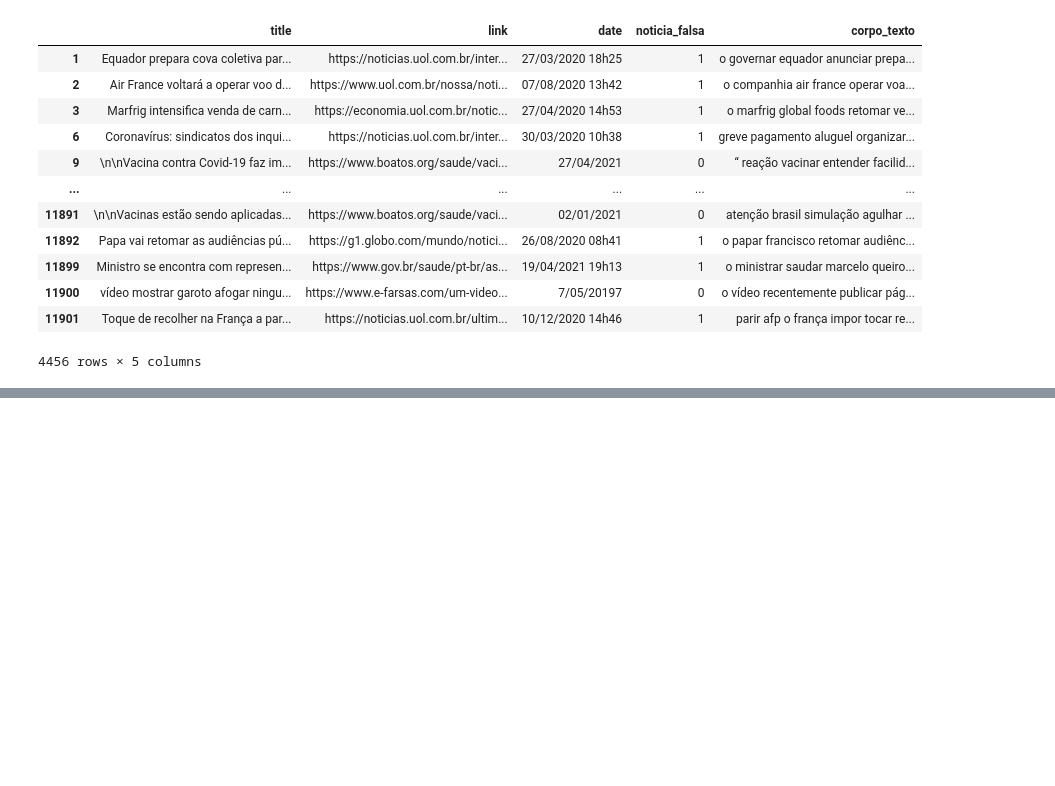
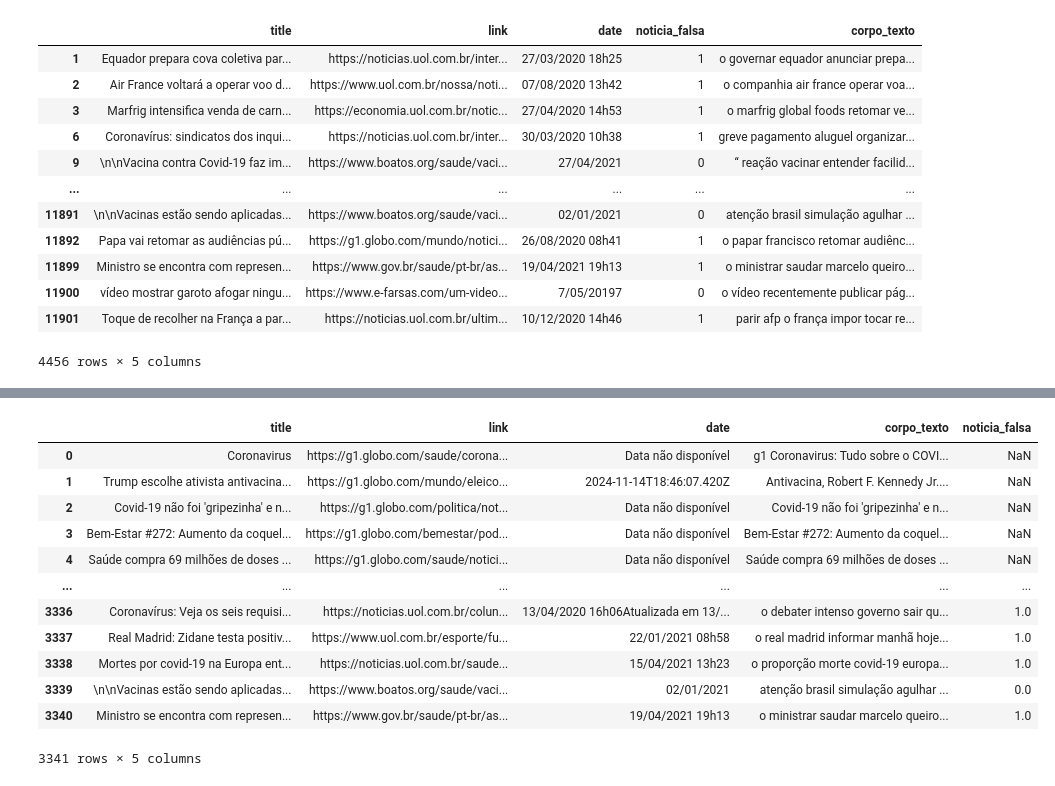
Before and after one commit to Thomazellinho/tcc_noticiasfalsas_ilum, a Jupyter notebook: 2_pre_processamento.ipynb, the cells around one changed output, grey strips where cells are left out. Saved outputs shown, nothing was run; the diff lists cells and outputs as text; code cells hidden in the pictures; blank space fills up the shorter version.

```diff
--- a/2_pre_processamento.ipynb
+++ b/2_pre_processamento.ipynb
@@ -167 +25,5 @@ plt.show()
+# %%
+# Importa os dados extraídos
+df_true = pd.read_csv('dados/df_combinedtrue.csv')
+df_false = pd.read_csv('dados/df_combinedfake.csv')
 # %%
@@ -234,0 +79,19 @@ combined_df.to_csv(f'dados/combined_df.zip', index=False, encoding='utf-8', quot
+# %%
+# Combinar os DataFrames
+df_final = pd.concat([df_true, df_false, df_fakerecogna], ignore_index=True)
+
+display(df_final)
+# %% [output]
+|  | title | link | date | corpo_texto | noticia_falsa |
+| 0 | Coronavirus | https://g1.globo.com/saude/corona... | Data não disponível | g1 Coronavirus: Tudo sobre o COVI... | NaN |
+| 1 | Trump escolhe ativista antivacina... | https://g1.globo.com/mundo/eleico... | 2024-11-14T18:46:07.420Z | Antivacina, Robert F. Kennedy Jr.... | NaN |
+| 2 | Covid-19 não foi 'gripezinha' e n... | https://g1.globo.com/politica/not... | Data não disponível | Covid-19 não foi 'gripezinha' e n... | NaN |
+| 3 | Bem-Estar #272: Aumento da coquel... | https://g1.globo.com/bemestar/pod... | Data não disponível | Bem-Estar #272: Aumento da coquel... | NaN |
+| 4 | Saúde compra 69 milhões de doses ... | https://g1.globo.com/saude/notici... | Data não disponível | Saúde compra 69 milhões de doses ... | NaN |
+| ... | ... | ... | ... | ... | ... |
+| 3336 | Coronavírus: Veja os seis requisi... | https://noticias.uol.com.br/colun... | 13/04/2020 16h06Atualizada em 13/... | o debater intenso governo sair qu... | 1.0 |
+| 3337 | Real Madrid: Zidane testa positiv... | https://www.uol.com.br/esporte/fu... | 22/01/2021 08h58 | o real madrid informar manhã hoje... | 1.0 |
+| 3338 | Mortes por covid-19 na Europa ent... | https://noticias.uol.com.br/saude... | 15/04/2021 13h23 | o proporção morte covid-19 europa... | 1.0 |
+| 3339 | \n\nVacinas estão sendo aplicadas... | https://www.boatos.org/saude/vaci... | 02/01/2021 | atenção brasil simulação agulhar ... | 0.0 |
+| 3340 | Ministro se encontra com represen... | https://www.gov.br/saude/pt-br/as... | 19/04/2021 19h13 | o ministrar saudar marcelo queiro... | 1.0 |
+3341 rows × 5 columns
```
Also changed, not shown: parts of 15 cells of this notebook.
